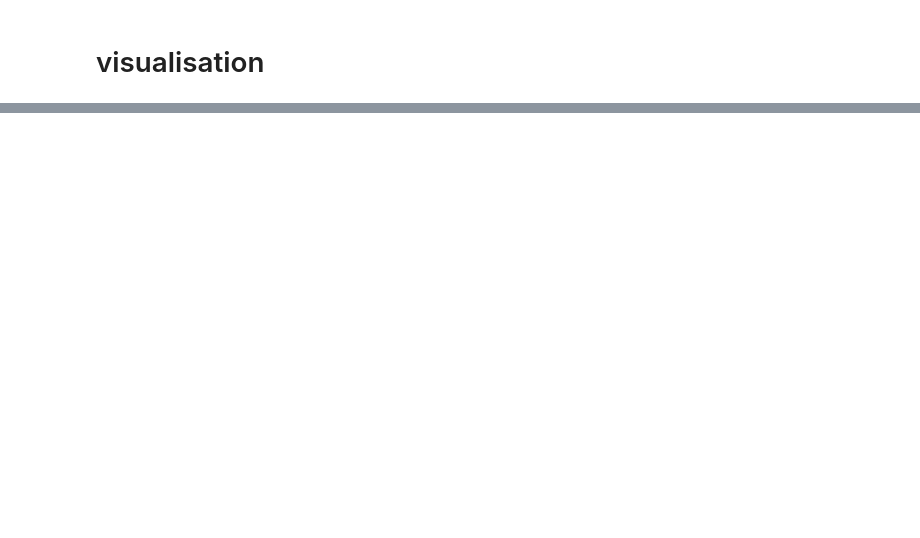
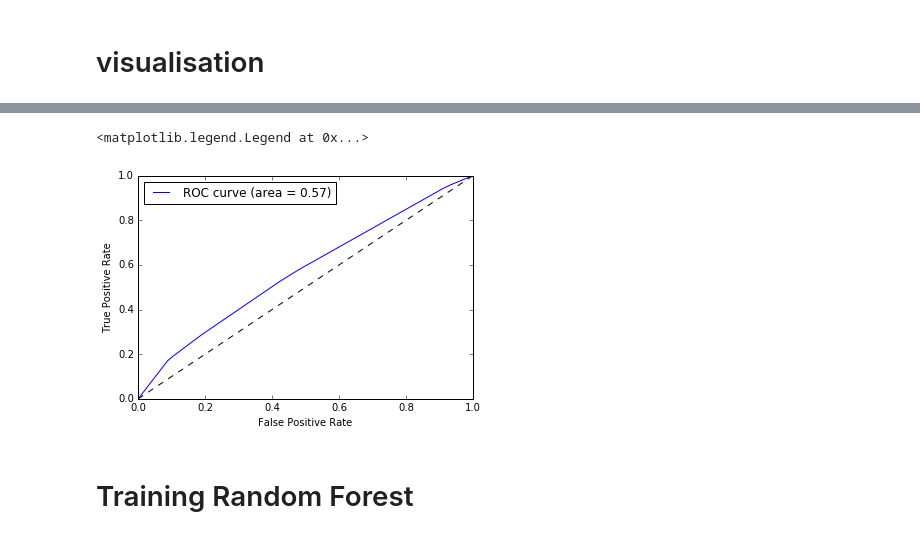
Before and after one commit to maxkub/challengeMDI343, a Jupyter notebook: challenge.ipynb, the cells around one changed output, grey strips where cells are left out. Saved outputs shown, nothing was run; the diff lists cells and outputs as text; code cells hidden in the pictures; blank space fills up the shorter version.

```diff
--- a/challenge.ipynb
+++ b/challenge.ipynb
@@ -327,0 +425,4 @@ df.describe()
+# %%
+Y_pred = clf.predict(X_test)
+Y_proba = clf.predict_proba(X_test)
+print(Y_proba)
@@ -327,0 +437,14 @@ df.describe()
+# %%
+fpr, tpr, thresholds = roc_curve(Y_test, Y_proba[:,1])
+roc_auc = roc_auc_score(Y_test, Y_proba[:,1])
+
+plt.plot(fpr, tpr, label='ROC curve (area = %0.2f)' % roc_auc)
+plt.plot([0,1],[0,1], 'k--')
+plt.xlabel('False Positive Rate')
+plt.ylabel('True Positive Rate')
+plt.legend(loc='best')
+# %% [output]
+<matplotlib.legend.Legend at 0x...>
+[figure, added]
+# %% [markdown]
+# Training Random Forest
```
Also changed, not shown: parts of 11 cells of this notebook.
